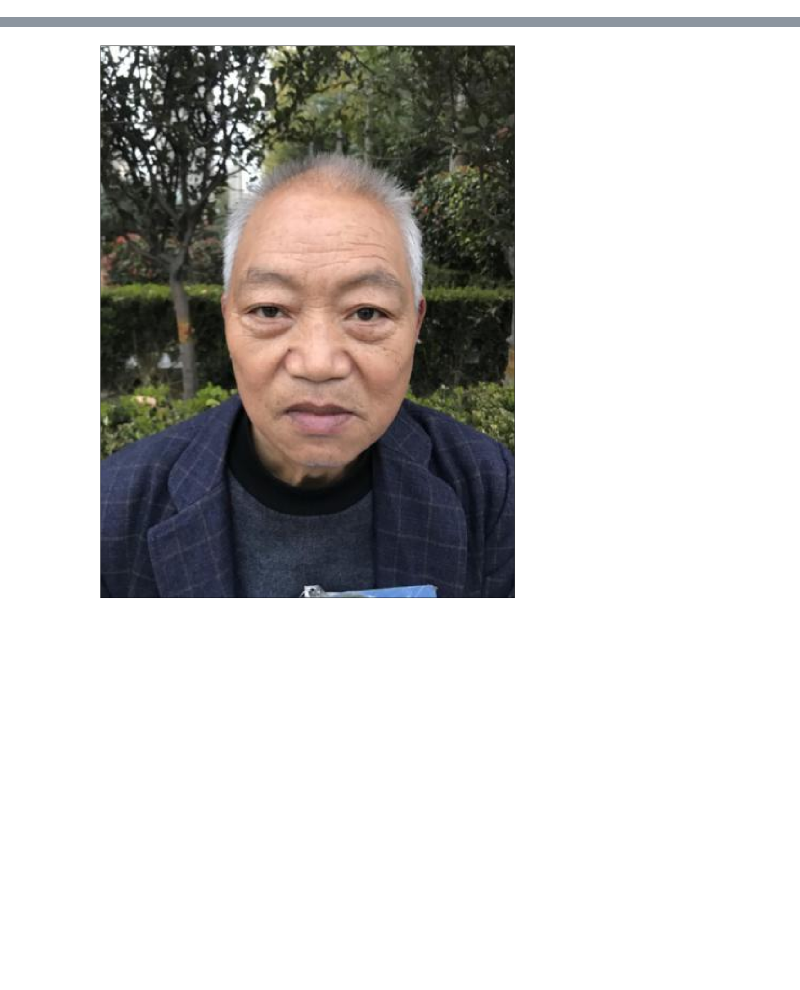
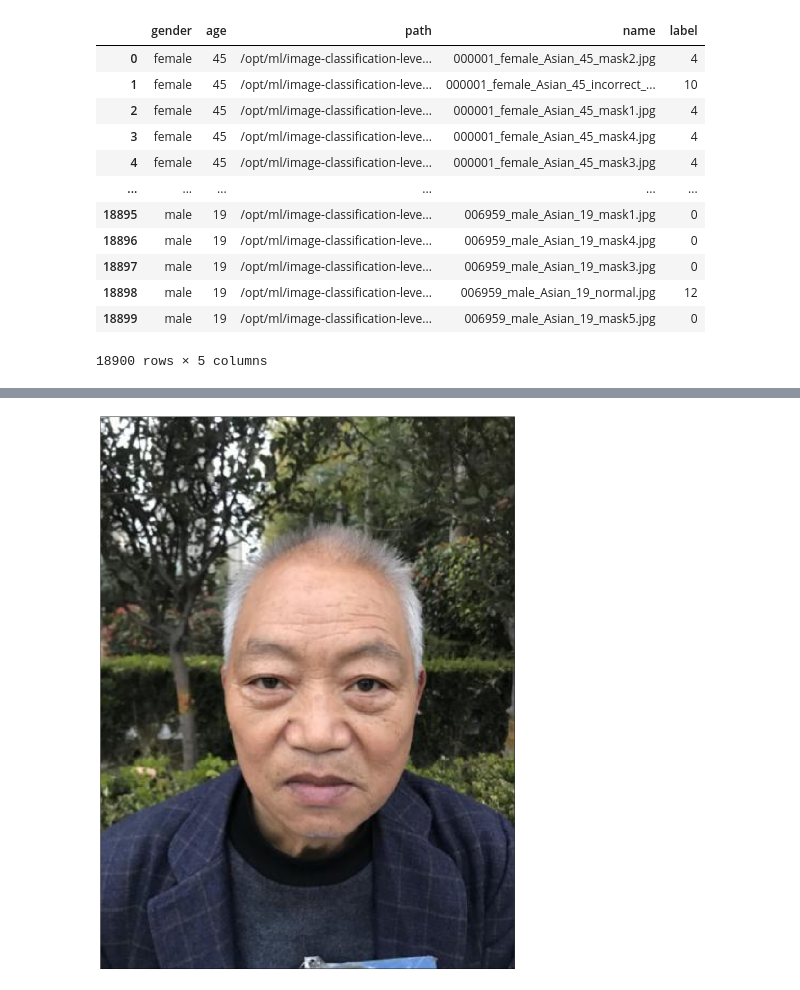
Before and after one commit to boostcampaitech2/image-classification-level1-12, a Jupyter notebook: templates/pro_hun/model_test.ipynb, the cells around one changed output, grey strips where cells are left out. Cells and saved outputs as stored; diff of their text form; code cells hidden in the pictures; blank space fills up the shorter version.

Commit message:
utils update and change train_model

```diff
--- a/templates/pro_hun/model_test.ipynb
+++ b/templates/pro_hun/model_test.ipynb
@@ -1,2 +86,21 @@
+# %%
+train_path = "/opt/ml/image-classification-level1-12/templates/data/train"
+train_label = pd.read_csv(os.path.join(train_path, "train_with_label.csv"))
+# %%
+train_label
+# %% [output]
+|  | gender | age | path | name | label |
+| 0 | female | 45 | /opt/ml/image-classification-leve... | 000001_female_Asian_45_mask2.jpg | 4 |
+| 1 | female | 45 | /opt/ml/image-classification-leve... | 000001_female_Asian_45_incorrect_... | 10 |
+| 2 | female | 45 | /opt/ml/image-classification-leve... | 000001_female_Asian_45_mask1.jpg | 4 |
+| 3 | female | 45 | /opt/ml/image-classification-leve... | 000001_female_Asian_45_mask4.jpg | 4 |
+| 4 | female | 45 | /opt/ml/image-classification-leve... | 000001_female_Asian_45_mask3.jpg | 4 |
+| ... | ... | ... | ... | ... | ... |
+| 18895 | male | 19 | /opt/ml/image-classification-leve... | 006959_male_Asian_19_mask1.jpg | 0 |
+| 18896 | male | 19 | /opt/ml/image-classification-leve... | 006959_male_Asian_19_mask4.jpg | 0 |
+| 18897 | male | 19 | /opt/ml/image-classification-leve... | 006959_male_Asian_19_mask3.jpg | 0 |
+| 18898 | male | 19 | /opt/ml/image-classification-leve... | 006959_male_Asian_19_normal.jpg | 12 |
+| 18899 | male | 19 | /opt/ml/image-classification-leve... | 006959_male_Asian_19_mask5.jpg | 0 |
+18900 rows × 5 columns
 # %%
 import pandas as pd
```
Also changed, not shown: parts of 13 cells of this notebook, 4 other files.
